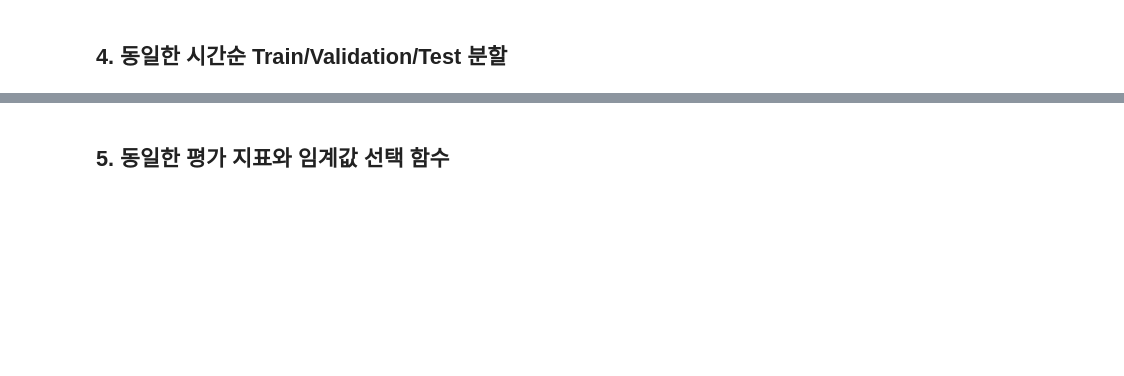
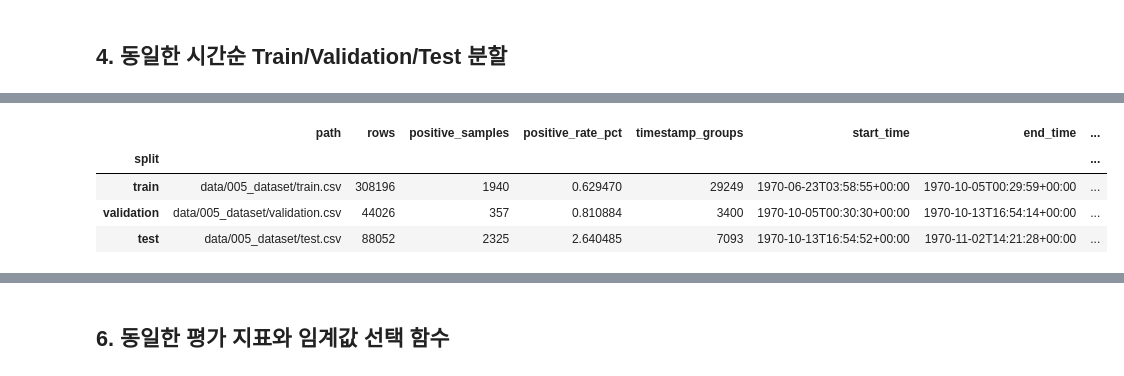
Before and after one commit to hakeee0331/seiemens_aoi_ML_practice, a Jupyter notebook: notebooks/0825_peace_005_type_expert_fold_ensemble.ipynb, the cells around one changed output, grey strips where cells are left out. Saved outputs shown, nothing was run; the diff lists cells and outputs as text; code cells hidden in the pictures; blank space fills up the shorter version.

```diff
--- a/notebooks/0825_peace_005_type_expert_fold_ensemble.ipynb
+++ b/notebooks/0825_peace_005_type_expert_fold_ensemble.ipynb
@@ -334,0 +340,67 @@ Name: evaluation_policy, dtype: object
+# %%
+SPLIT_DATA_DIR = REPO_ROOT / "data" / "005_dataset"
+SPLIT_DATA_DIR.mkdir(parents=True, exist_ok=True)
+
+split_frames = {
+    "train": train_df,
+    "validation": validation_df,
+    "test": test_df,
+}
+split_file_rows = []
+
+for split_name, split_frame in split_frames.items():
+    split_path = SPLIT_DATA_DIR / f"{split_name}.csv"
+    split_frame.to_csv(split_path, index=False)
+    split_file_rows.append(
+        {
+            "split": split_name,
+            "path": str(split_path.relative_to(REPO_ROOT)),
+            "rows": int(len(split_frame)),
+            "positive_samples": int(split_frame[TARGET].sum()),
+            "positive_rate_pct": float(split_frame[TARGET].mean() * 100),
+            "timestamp_groups": int(split_frame[TIME_COLUMN].nunique()),
+            "start_time": split_frame[TIME_COLUMN].min().isoformat(),
+            "end_time": split_frame[TIME_COLUMN].max().isoformat(),
+            "sha256": sha256_file(split_path),
+            "size_mb": split_path.stat().st_size / (1024 ** 2),
+        }
+    )
+
+assert sum(row["rows"] for row in split_file_rows) == len(raw_df)
+assert sum(row["positive_samples"] for row in split_file_rows) == int(raw_df[TARGET].sum())
+
+split_metadata = {
+    "experiment_id": EXPERIMENT_ID,
+    "source_dataset_sha256": DATA_SHA256_BEFORE,
+    "mapping_sha256": MAPPING_SHA256_BEFORE,
+    "split_method": "timestamp_group_boundaries",
+    "train_fraction": [0.0, TRAIN_END_FRACTION],
+    "validation_fraction": [TRAIN_END_FRACTION, VALIDATION_END_FRACTION],
+    "test_fraction": [VALIDATION_END_FRACTION, 1.0],
+    "train_end_time": train_end_time.isoformat(),
+    "validation_end_time": validation_end_time.isoformat(),
+    "target_column": TARGET,
+    "time_column": TIME_COLUMN,
+    "type_column": TYPE_COLUMN,
+    "files": split_file_rows,
+}
+SPLIT_METADATA_PATH = SPLIT_DATA_DIR / "split_metadata.json"
+SPLIT_METADATA_PATH.write_text(
+    json.dumps(split_metadata, ensure_ascii=False, indent=2) + "\n",
+    encoding="utf-8",
+)
+
+split_artifact_summary = pd.DataFrame(split_file_rows).set_index("split")
+display(split_artifact_summary)
+logger.info(
+    "split_dataset_saved directory=%s metadata=%s files=%s",
+    SPLIT_DATA_DIR.relative_to(REPO_ROOT),
+    SPLIT_METADATA_PATH.relative_to(REPO_ROOT),
+    split_file_rows,
+)
+# %% [output]
+|  | path | rows | positive_samples | positive_rate_pct | timestamp_groups | start_time | end_time | ... |
+| split |  |  |  |  |  |  |  | ... |
+| train | data/005_dataset/train.csv | 308196 | 1940 | 0.629470 | 29249 | 1970-06-23T03:58:55+00:00 | 1970-10-05T00:29:59+00:00 | ... |
+| validation | data/005_dataset/validation.csv | 44026 | 357 | 0.810884 | 3400 | 1970-10-05T00:30:30+00:00 | 1970-10-13T16:54:14+00:00 | ... |
+| test | data/005_dataset/test.csv | 88052 | 2325 | 2.640485 | 7093 | 1970-10-13T16:54:52+00:00 | 1970-11-02T14:21:28+00:00 | ... |
@@ -335,5 +408,5 @@ Name: evaluation_policy, dtype: object
 # %% [markdown]
-## 5. 동일한 평가 지표와 임계값 선택 함수
+## 6. 동일한 평가 지표와 임계값 선택 함수
 # %%
 def evaluate_predictions(y_true, prediction, probability):
     y_true = np.asarray(y_true, dtype=np.int8)
```
Also changed, not shown: parts of 20 cells of this notebook, 9 other files.
